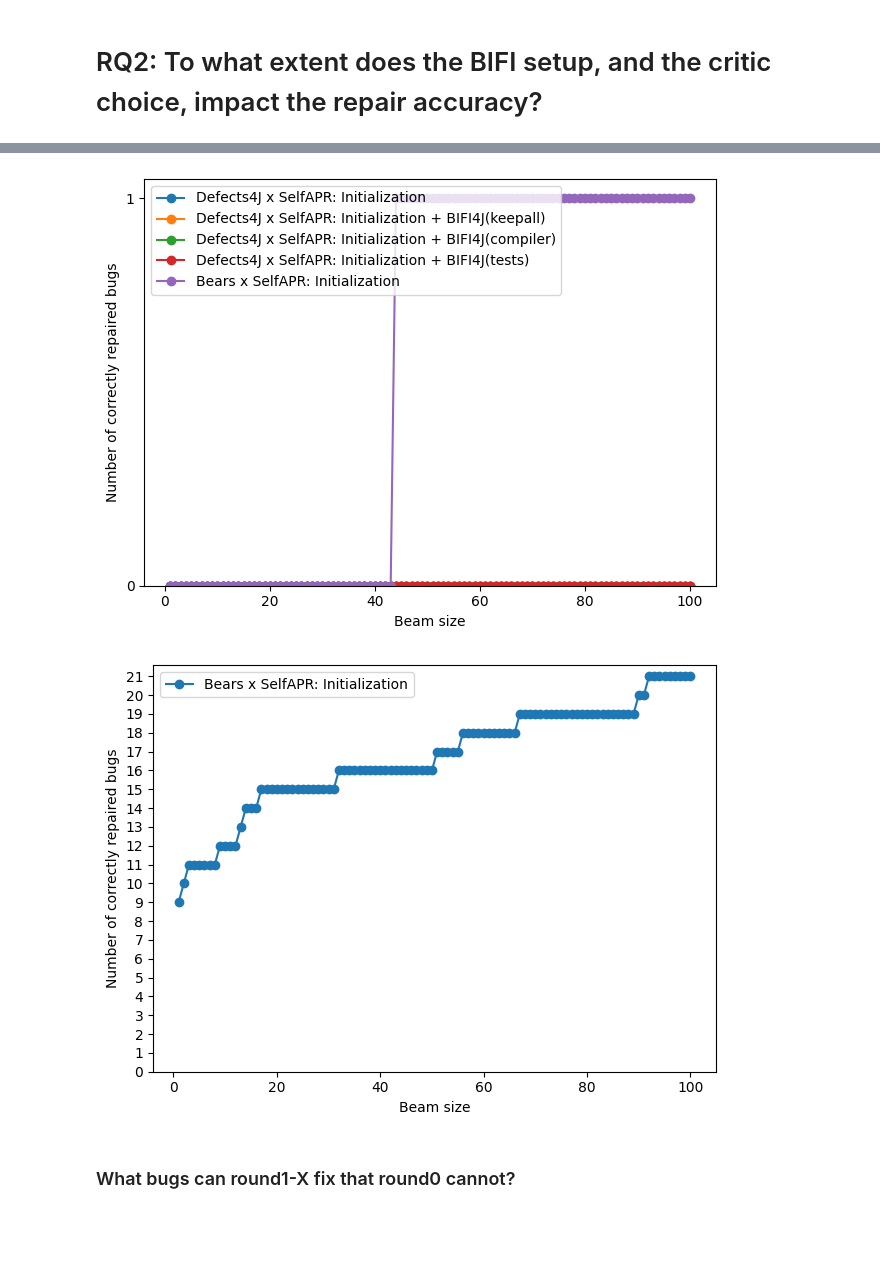
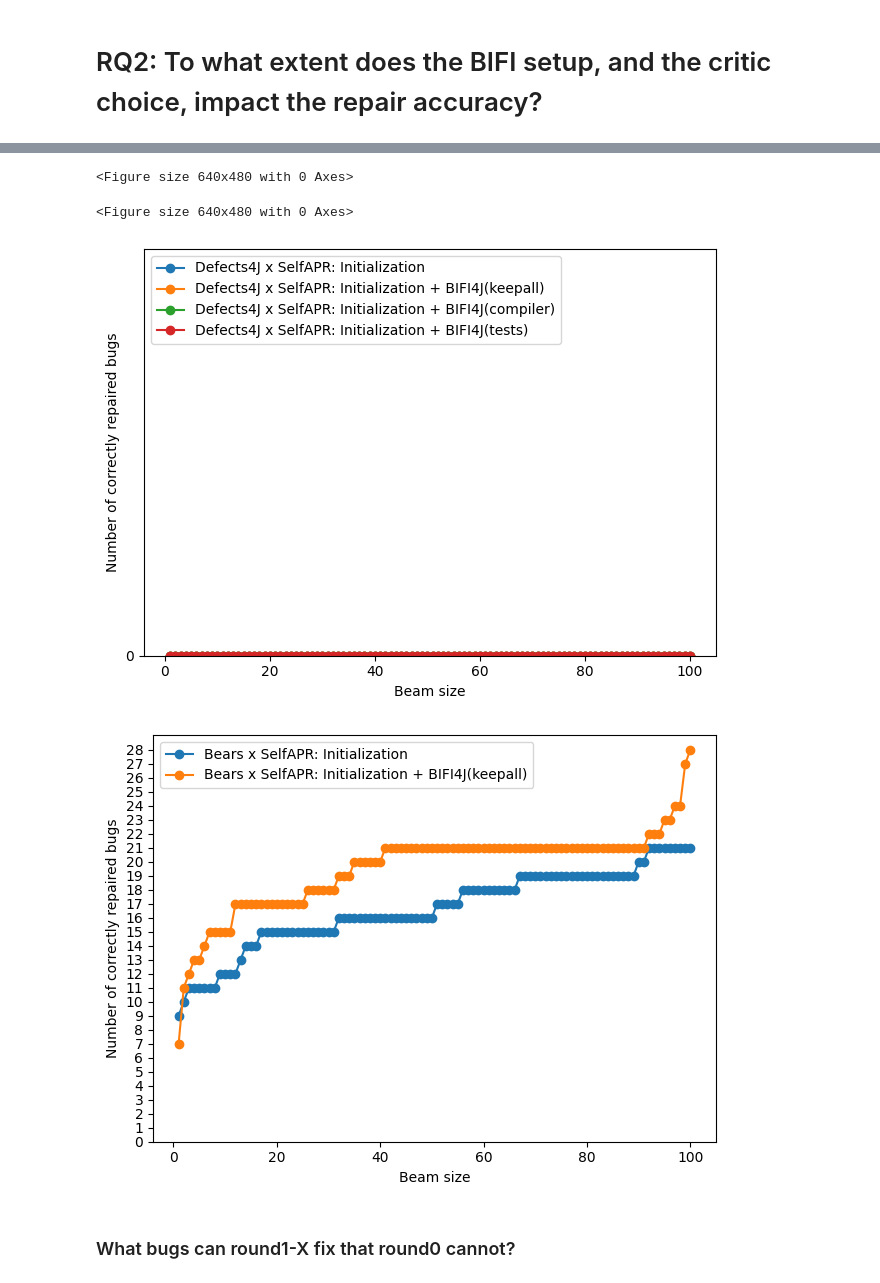
Before and after one commit to andre15silva/mufin, a Jupyter notebook: models_analysis.ipynb, the cells around one changed output, grey strips where cells are left out. Cells and saved outputs as stored; diff of their text form; code cells hidden in the pictures; blank space fills up the shorter version.

Commit message:
update results

```diff
--- a/models_analysis.ipynb
+++ b/models_analysis.ipynb
@@ -482,58 +484,53 @@ Defects4J x SelfAPR: Initialization + BIFI4J(compiler) &   0/5 &            N/A
 # %%
 from os.path import exists
 from matplotlib import pyplot as plt
 
 entries = []
 top_k = [i for i in range(1, 101)]
 experiments = ["defects4j_selfapr", "bears_selfapr"]
 rounds = ["round0", "round1-nocritic", "round1-compiler", "round1-tests"]
 
 plt.figure("defects4j")
 plt.figure("bears")
 
-max_bears = 0
-max_d4j = 0
+max_ex = dict.fromkeys(experiments, 0)
 
 for ex in experiments:
     for ro in rounds:
         ro_path = ro if ro == "round0" else "%s/part2" % ro
         bears_path = "/mnt/data/andre/mscthesis/experiments/%s/%s/fixer/eval_single_hunk_bears_bw_100_analyzed.json" % (ex, ro_path)
         d4j_path = "/mnt/data/andre/mscthesis/experiments/%s/%s/fixer/eval_single_hunk_defects4j_bw_100_analyzed.json" % (ex, ro_path)
 
-        if exists(bears_path):
-            tb = [int(get_number_test(read_eval_bears(bears_path), k).split("/")[0]) for k in top_k]
-            plt.figure("bears")
-            plt.plot(top_k, tb, "-o", label=get_model_label(ex, ro))
-            max_bears = max(max_bears, tb[-1])
+        if "defects4j" in ex:
+            if exists(bears_path):
+                tb = [int(get_number_test(read_eval_bears(bears_path), k).split("/")[0]) for k in top_k]
+                plt.figure(ex)
+                plt.plot(top_k, tb, "-o", label=get_model_label(ex, ro))
+                max_ex[ex] = max(max_ex[ex], tb[-1])
 
-        if exists(d4j_path):
-            td = [int(get_number_test(read_eval_d4j(d4j_path), k).split("/")[0]) for k in top_k]
-            plt.figure("defects4j")
-            plt.plot(top_k, td, "-o", label=get_model_label(ex, ro))
-            max_d4j = max(max_d4j, td[-1])
+        if "bears" in ex:
+            if exists(d4j_path):
+                td = [int(get_number_test(read_eval_d4j(d4j_path), k).split("/")[0]) for k in top_k]
+                plt.figure(ex)
+                plt.plot(top_k, td, "-o", label=get_model_label(ex, ro))
+                max_ex[ex] = max(max_ex[ex], td[-1])
 
-plt.figure("bears")
-plt.legend(loc="upper left")
-plt.xlabel("Beam size")
-plt.ylabel("Number of correctly repaired bugs")
-plt.ylim(bottom=0)
-plt.yticks(range(0,max_bears+1))
-plt.tight_layout()
-plt.savefig("./results/rq2/repair_accuracy_bears.svg")
-
-plt.figure("defects4j")
-plt.legend(loc="upper left")
-plt.xlabel("Beam size")
-plt.ylabel("Number of correctly repaired bugs")
-plt.ylim(bottom=0)
-plt.yticks(range(0,max_d4j+1))
-plt.tight_layout()
-plt.savefig("./results/rq2/repair_accuracy_d4j.svg")
+for ex in experiments:
+    plt.figure(ex)
+    plt.legend(loc="upper left")
+    plt.xlabel("Beam size")
+    plt.ylabel("Number of correctly repaired bugs")
+    plt.ylim(bottom=0)
+    plt.yticks(range(0,max_ex[ex]+1))
+    plt.tight_layout()
+    plt.savefig("./results/rq2/repair_accuracy_%s.svg" % ex)
 
 plt.show()
 # %% [output]
+<Figure size 640x480 with 0 Axes>
+<Figure size 640x480 with 0 Axes>
-[figure, old version]
+[figure, new version]
-[figure, old version]
+[figure, new version]
 # %% [markdown]
 ### What bugs can round1-X fix that round0 cannot?
 # %%
```
Also changed, not shown: parts of 9 cells of this notebook, 14 other files.
